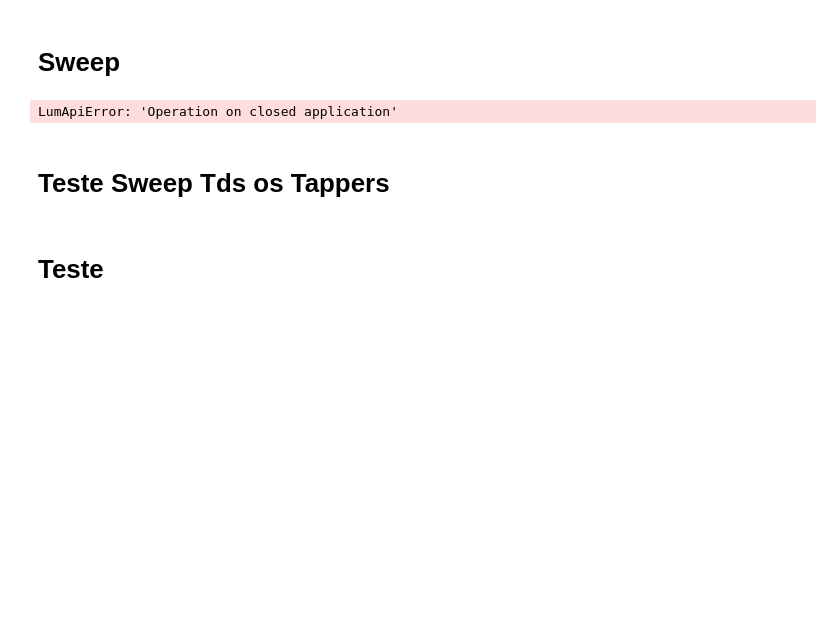
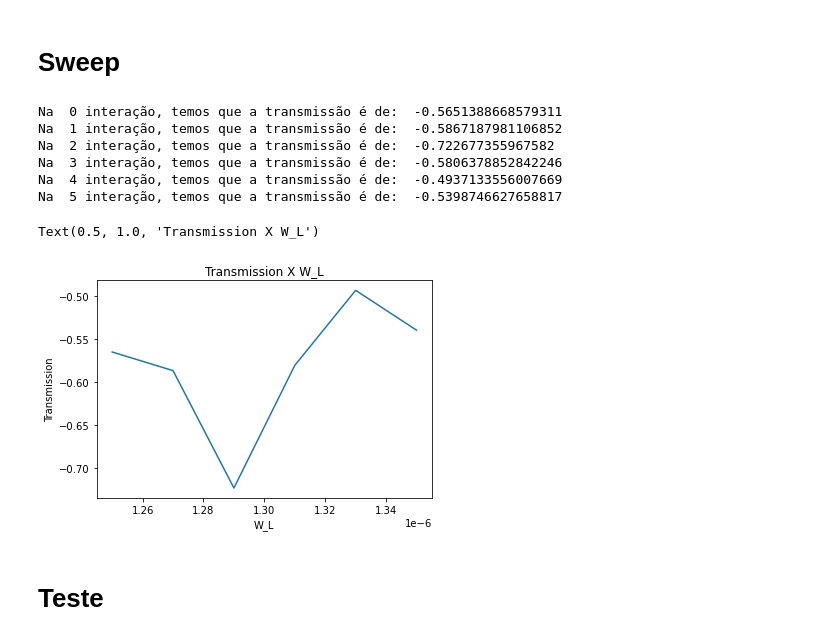
Before and after one commit to BRUNONASCIOLI/Photonics, a Jupyter notebook: MMI.ipynb, the cells around one changed output. Drawn from its saved outputs; the diff is of its cells as text; code cells hidden in the pictures; blank space fills up the shorter version.

```diff
--- a/MMI.ipynb
+++ b/MMI.ipynb
@@ -236,7 +232,7 @@ A perda em dB é de: -0.5430527459065035
 # %%
 
 
-x = np.linspace(1.2e-6, 1.5e-6, 6)
+x = np.linspace(1.25e-6, 1.35e-6, 6)
 
 
 
@@ -253,33 +249,38 @@ for i in range (6):
     mmi.setnamed('Tap_2','width_l', x[i])
     mmi.setnamed('Tap_3','width_l', x[i])
     mmi.setnamed('Tap_4','width_l', x[i])
     mmi.setnamed('Tap_5','width_l', x[i])
 
     mmi.run()
     mmi.emepropagate()
 
     index = 1
     for j in range (5):
         m = mmi.getresult('EME','user s matrix')
 
         soma = soma + abs(m[index,0])**2
 
         index = index + 1
 
     soma_db = 10*math.log10(soma)
 
     re[i] = soma_db
     print('Na ' ,i, 'interação, temos que a transmissão é de: ',soma_db)
 
 
 
 plt.plot(x, re)
 
 plt.xlabel('W_L')
 plt.ylabel('Transmission')
 
 plt.title('Transmission X W_L')
 # %% [output]
-LumApiError: 'Operation on closed application'
+Na  0 interação, temos que a transmissão é de:  -0.5651388668579311
+Na  1 interação, temos que a transmissão é de:  -0.5867187981106852
+Na  2 interação, temos que a transmissão é de:  -0.722677355967582
+Na  3 interação, temos que a transmissão é de:  -0.5806378852842246
+Na  4 interação, temos que a transmissão é de:  -0.4937133556007669
+Na  5 interação, temos que a transmissão é de:  -0.5398746627658817
+Text(0.5, 1.0, 'Transmission X W_L')
+[figure, added]
-# %% [markdown]
-# Teste Sweep Tds os Tappers
```
Also changed, not shown: parts of 6 cells of this notebook, 6 other files.
